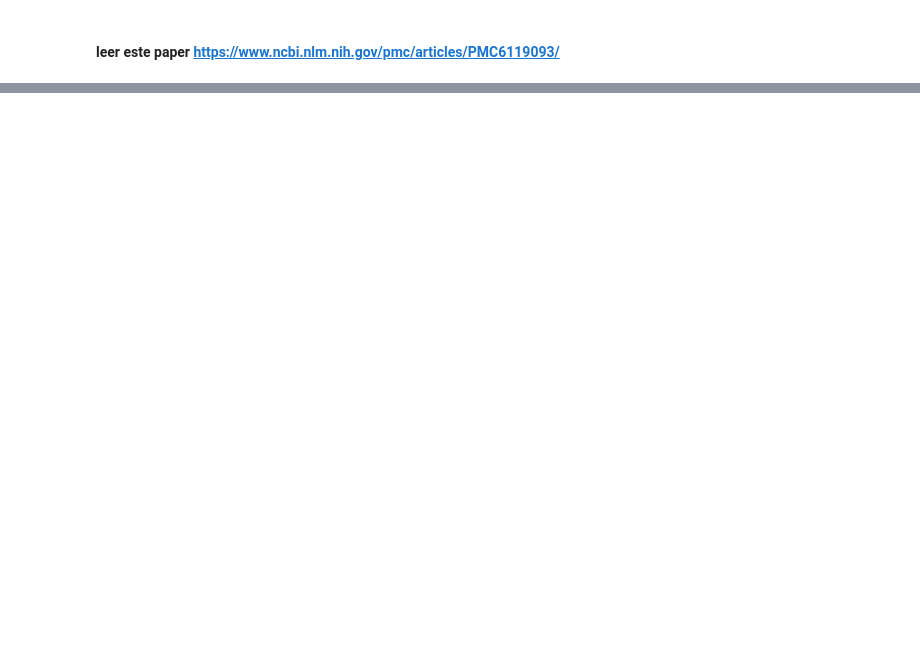
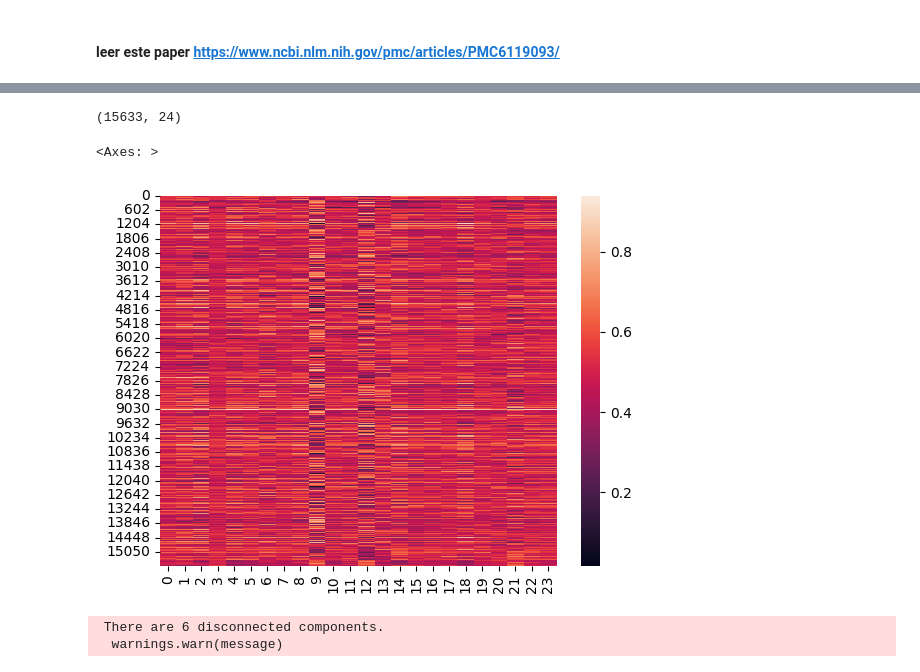
Before and after one commit to compneurobilbao/bha2, a Jupyter notebook: notebooks/08-transcriptomics.ipynb, the cells around one changed output, grey strips where cells are left out. Drawn from its saved outputs; the diff is of its cells as text; code cells hidden in the pictures; blank space fills up the shorter version.

```diff
--- a/notebooks/08-transcriptomics.ipynb
+++ b/notebooks/08-transcriptomics.ipynb
@@ -19,0 +72,7 @@ sns.heatmap(expresion.T)
+# %%
+print(tanscriptome.shape)
+sns.heatmap(tanscriptome)
+# %% [output]
+(15633, 24)
+<Axes: >
+[figure, added]
@@ -19,0 +89,6 @@ sns.heatmap(expresion.T)
+# %%
+p_MSI, t_MSI = regression_with_transcriptome(np.array(MSI_values), brain_gene_expresion.values, distance_matrix)
+pfdr_MSI = multipletests(p_MSI, alpha=0.05, method='fdr_bh', is_sorted=False)
+# %% [output]
+ There are 6 disconnected components.
+  warnings.warn(message)
```
Also changed, not shown: parts of 12 cells of this notebook, 20 other files.
